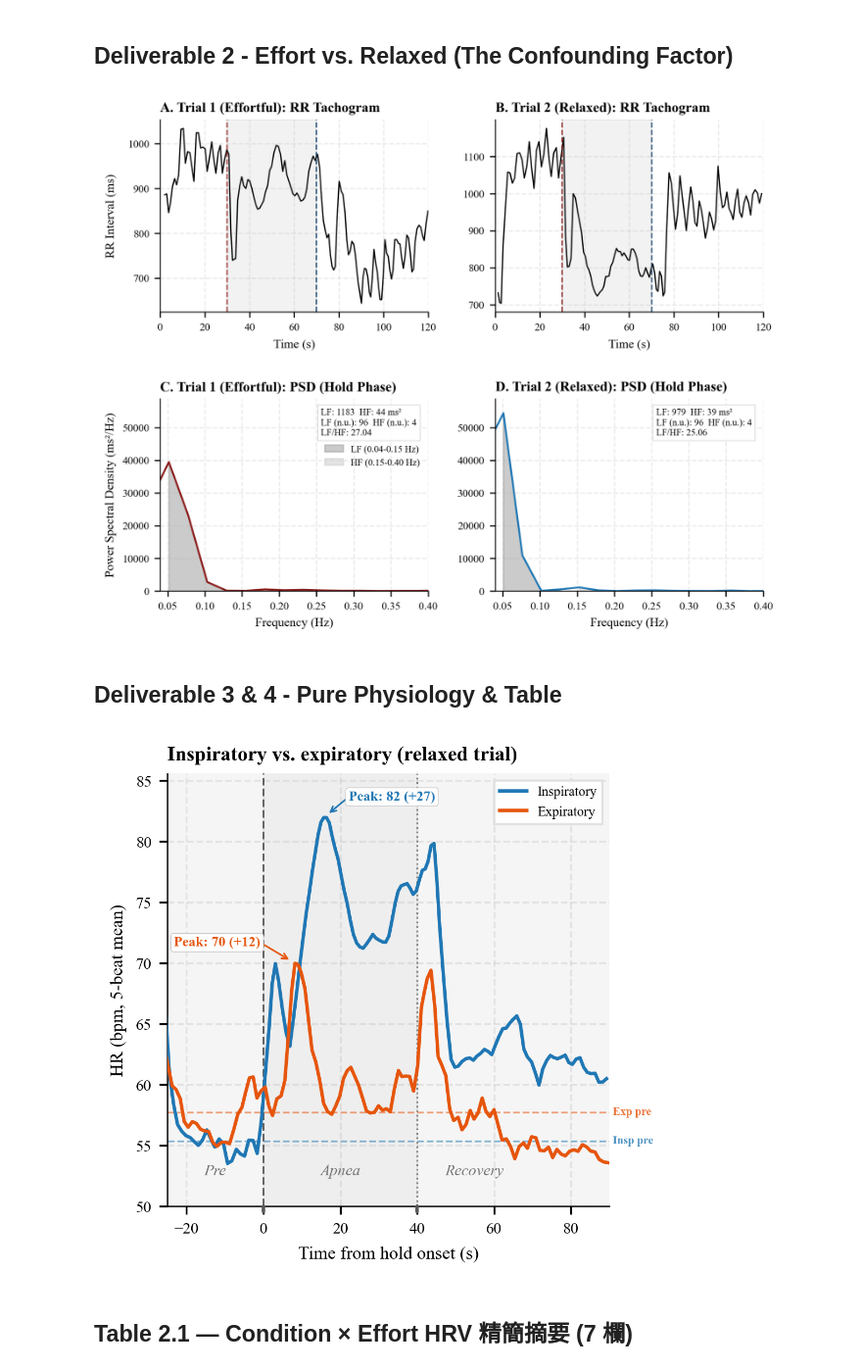
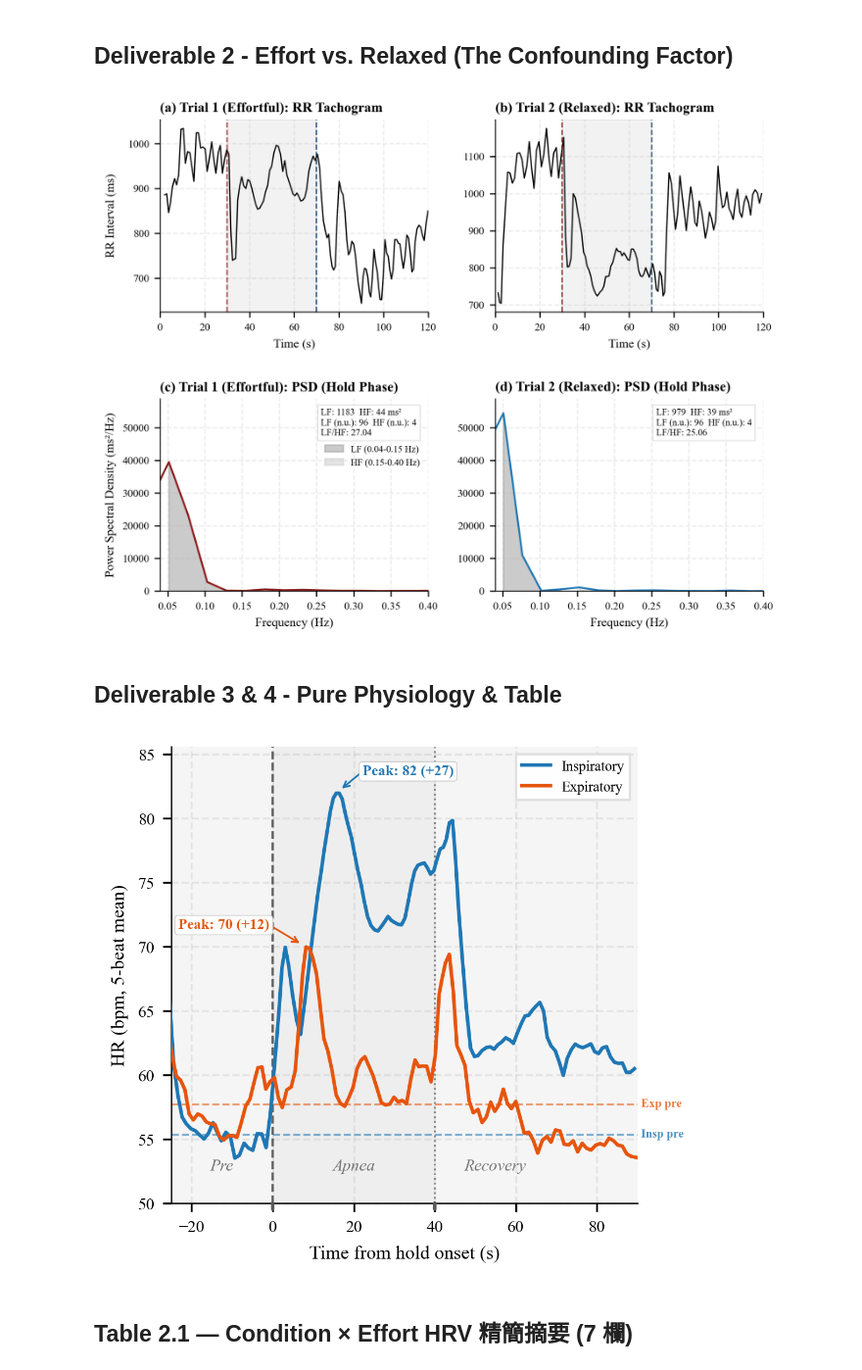
Before and after one commit to peienwu1216/hw5_ecg-analysis, a Jupyter notebook: notebooks/03_experiment_2.ipynb, the cells around one changed output. Shown at 98% size. Saved outputs shown, nothing was run; the diff lists cells and outputs as text; code cells hidden in the pictures.

```diff
--- a/notebooks/03_experiment_2.ipynb
+++ b/notebooks/03_experiment_2.ipynb
@@ -258,7 +259,7 @@ Exp  Relaxed Recovery:1213.1 ms²  (×1.08)
 fig, axes = plt.subplots(2, 2, figsize=(7.0, 5.5))
 plt.subplots_adjust(hspace=0.45, wspace=0.25)
 
-panel_labels = [['A', 'B'], ['C', 'D']]
+panel_labels = [['(a)', '(b)'], ['(c)', '(d)']]
 
 # Hold-phase PSD 預先算好，供兩 panel 共用線性 y 軸上界（與 Exp1 綜合 PSD 圖 d–f 相同做法）
 _holds: dict = {}
@@ -295,7 +296,7 @@ for i, rep in enumerate(['1', '2']):
     ax_rr.set_xlabel("Time (s)")
 
     title_text = f"Trial {rep} ({effort})"
-    _panel_label(ax_rr, f"{panel_labels[0][i]}. {title_text}: RR Tachogram", pad=5)
+    _panel_label(ax_rr, f"{panel_labels[0][i]} {title_text}: RR Tachogram", pad=5)
 
     # --- Row 2: PSD during Hold；半開區間 [lo,hi) 與 pipeline / Exp1 一致
     ax_psd = axes[1, i]
@@ -314,7 +315,7 @@ for i, rep in enumerate(['1', '2']):
     if i == 0: ax_psd.set_ylabel("Power Spectral Density (ms²/Hz)")
     ax_psd.set_xlabel("Frequency (Hz)")
 
-    _panel_label(ax_psd, f"{panel_labels[1][i]}. {title_text}: PSD (Hold Phase)", pad=5)
+    _panel_label(ax_psd, f"{panel_labels[1][i]} {title_text}: PSD (Hold Phase)", pad=5)
 
     # 頻域指標：與 Exp1 comprehensive PSD 格、pipeline HRV 表同一定義 (Welch 積分)
     _lhr = fd['lf_hf_ratio']
@@ -339,7 +340,7 @@ fig.align_ylabels(axes[:, 0])
 PL.save_figure(fig, "nb03_fig02_e2_effort_vs_relaxed.pdf")
 plt.show()
 # %% [output]
-[figure, old version]
+[figure, new version]
 # %% [markdown]
 ## Deliverable 3 & 4 - Pure Physiology & Table
 # %%
@@ -448,35 +449,34 @@ for _txt, _cx in [("Pre", -12.5), ("Apnea", 20), ("Recovery", 55)]:
     ax.text(
         _cx, _y_label, _txt,
         ha="center", va="bottom", fontsize=7, color="0.45",
         fontstyle="italic", zorder=1, clip_on=True,
     )
 
 ax.set_xlim(-25, 90)
 ax.set_ylim(50, None)
 ax.set_xlabel("Time from hold onset (s)")
 ax.set_ylabel("HR (bpm, 5-beat mean)")
 
 # 0 s、40 s：加粗之 x 軸刻度小線
 _xtrans = blended_transform_factory(ax.transData, ax.transAxes)
 for _xv in (0, _HOLD_DUR):
     ax.plot(
         [_xv, _xv], [-0.012, 0.0], transform=_xtrans, color="0.35", lw=1.5,
         solid_capstyle="round", clip_on=False, zorder=6,
     )
 
 ax.legend(
     frameon=True,
     loc="upper right",
     framealpha=0.96,
     edgecolor="0.88",
     fancybox=False,
     fontsize=6,
 )
-ax.set_title("Inspiratory vs. expiratory (relaxed trial)", loc="left")
 PL.save_figure(fig, "nb03_fig03_e2_pure_physiology.pdf")
 plt.show()
 # %% [output]
-[figure, old version]
+[figure, new version]
 # %% [markdown]
 ## Table 2.1 — Condition × Effort HRV 精簡摘要 (7 欄)
 # %%
```
Also changed, not shown: parts of 1 cell of this notebook, 26 other files.
